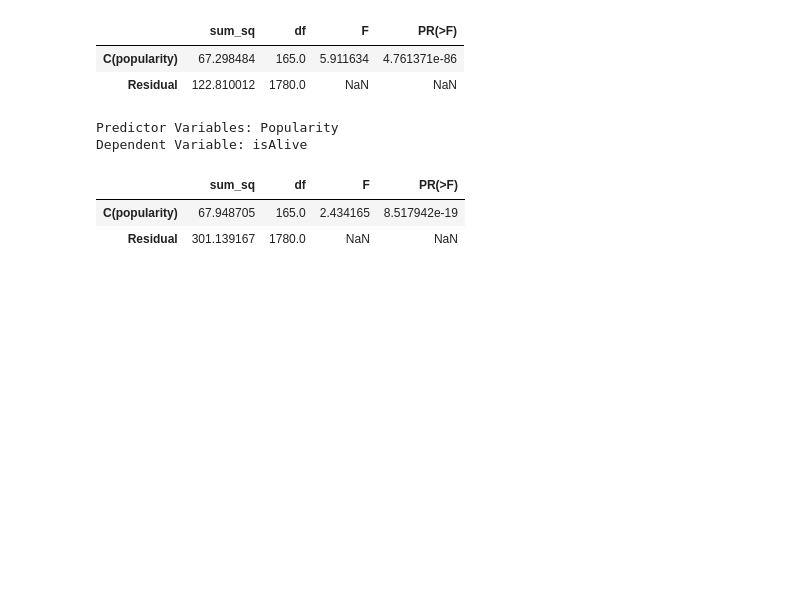
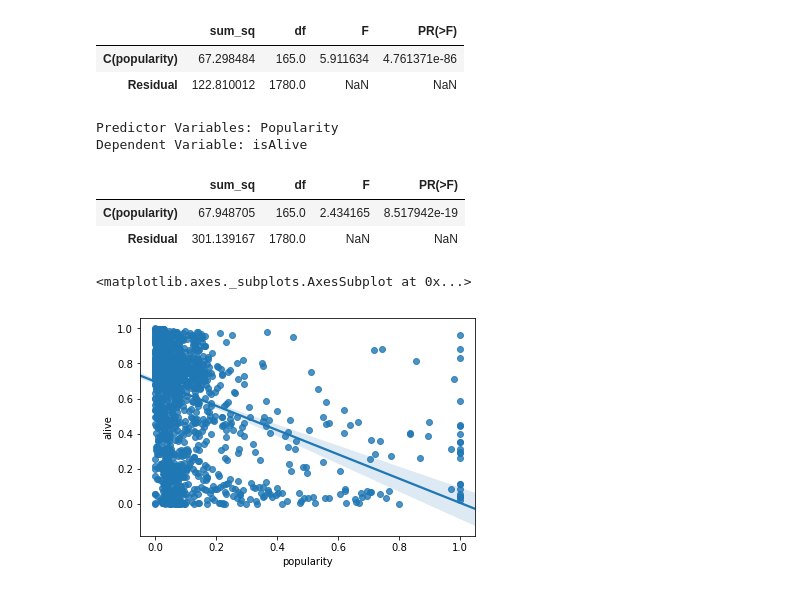
Before and after one commit to renzuos/ACC_Presentation, a Jupyter notebook: Untitled.ipynb, the cells around one changed output. Cells and saved outputs as stored; diff of their text form; code cells hidden in the pictures; blank space fills up the shorter version.

```diff
--- a/Untitled.ipynb
+++ b/Untitled.ipynb
@@ -122,6 +122,11 @@ Dependent Variable: isAlive
 |  | sum_sq | df | F | PR(>F) |
 | C(popularity) | 67.948705 | 165.0 | 2.434165 | 8.517942e-19 |
 | Residual | 301.139167 | 1780.0 | NaN | NaN |
+# %%
+sns.regplot(data=df_predictions, x="popularity", y = "alive")
+# %% [output]
+<matplotlib.axes._subplots.AxesSubplot at 0x...>
+[figure, added]
 # %%
 df_battles.head()
 # %% [output]
```
Also changed, not shown: parts of 3 cells of this notebook.
